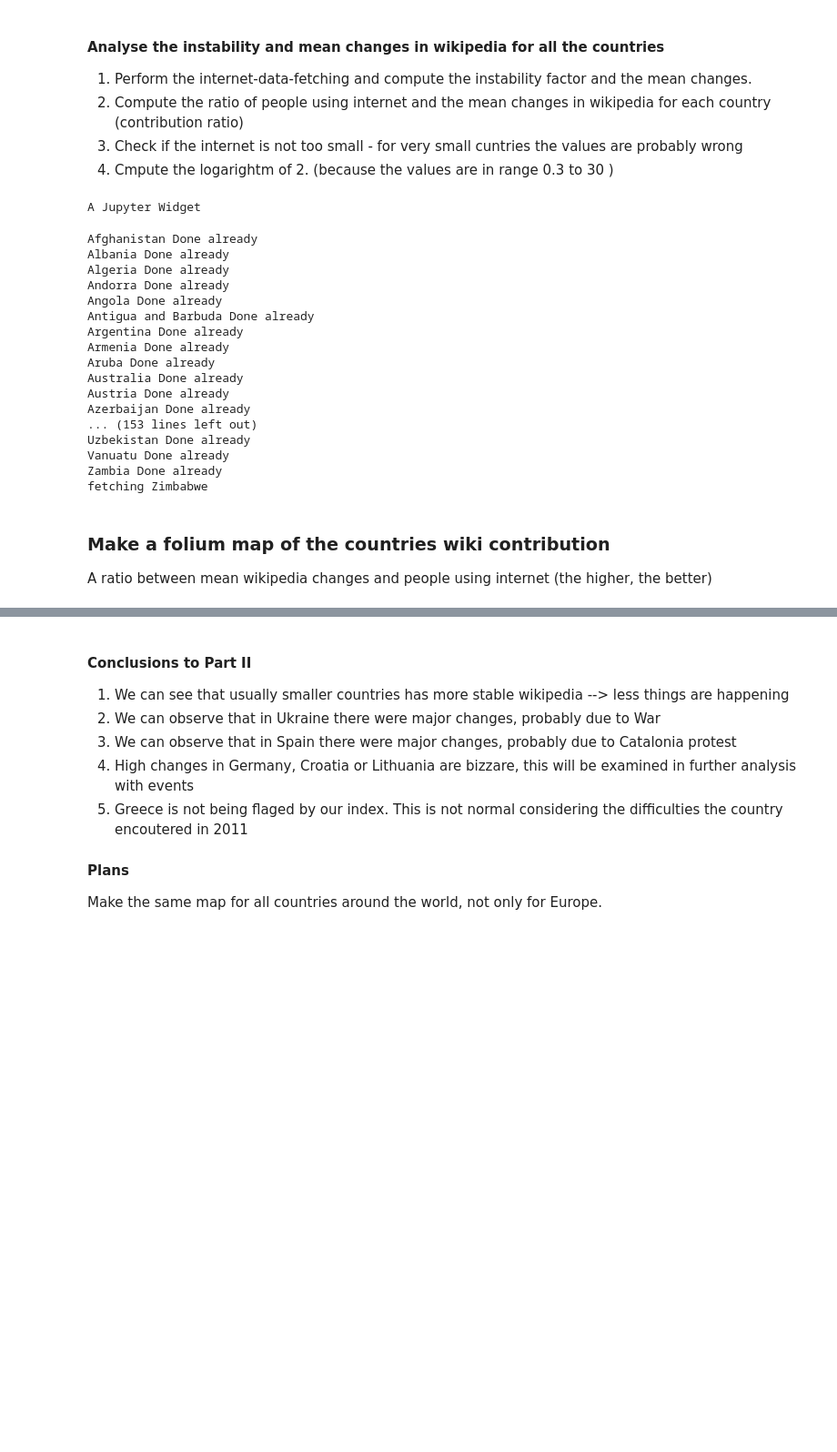
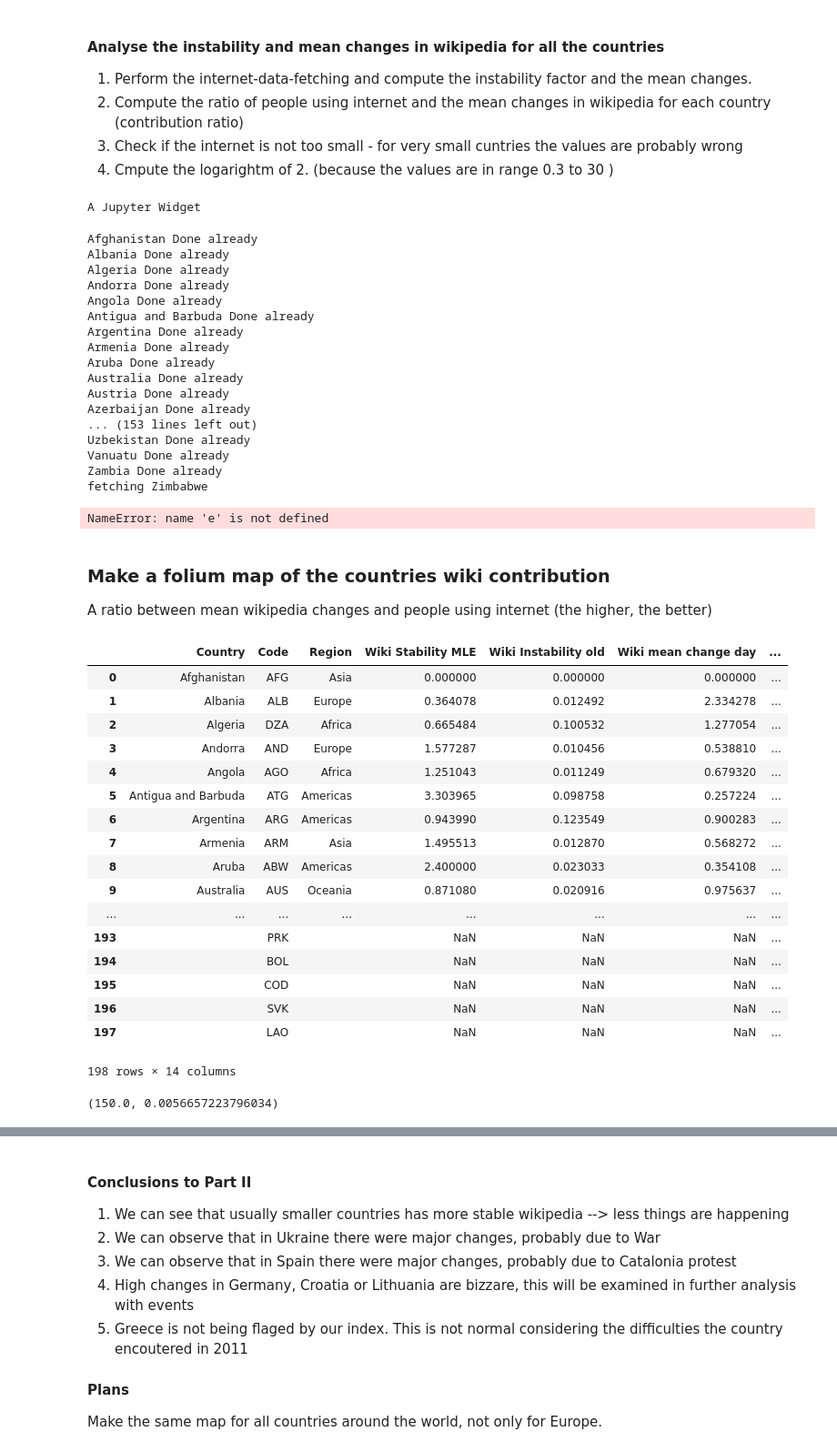
Before and after one commit to Amaumaury/ada-2017, a Jupyter notebook: project/Milestone2.ipynb, the cells around one changed output, grey strips where cells are left out. Shown: that part at 91% size. Cells and saved outputs as stored; diff of their text form; code cells hidden in the pictures; blank space fills up the shorter version.

```diff
--- a/project/Milestone2.ipynb
+++ b/project/Milestone2.ipynb
@@ -395,9 +401,7 @@ countries = countries_data['Country'].values
 
 countries[countries == 'Syrian Arab Republic'] = 'Syria'
 countries[163] = 'United States'
-countries[countries == 'Unites States of America'] = 'United States'
 
-countries_data[countries_data['Country']==countries[i] ]['Unites States of America'] = np.NaN
 
 codes = countries_data['Code'].values
 
@@ -412,9 +416,9 @@ for i in tqdm_notebook(range(len(countries))):
             stab_factor, mean = get_stability_for_country( countries[i], start, stop)
             instab_factor = wiki_change_factor( countries[i], 2013, 2017, outlier_factor=3.4)
             print(countries[i],'stab:',stab_factor,'instab',instab_factor,'mean', mean)
-            countries_data[i-1:i]['Wiki Stability MLE'] = stab_factor
-            countries_data[i-1:i]['Wiki Instability old'] = instab_factor
-            countries_data[i-1:i]['Wiki mean change day'] = mean
+            countries_data[i:i+1]['Wiki Stability MLE'] = stab_factor
+            countries_data[i:i+1]['Wiki Instability old'] = instab_factor
+            countries_data[i:i+1]['Wiki mean change day'] = mean
             # save the values every time
             pd.to_pickle(countries_data, 'countries_data.pckl')
 
@@ -443,6 +447,10 @@ Uzbekistan Done already
 Vanuatu Done already
 Zambia Done already
 fetching Zimbabwe
+NameError: name 'e' is not defined
+# %%
+countries_data = pd.read_pickle('countries_data.pckl')
+countries_data
 # %%
 countries_data['Internet users[k]'] = countries_data['Population[k]'] * countries_data['Internet Users%']/100
 countries_data['Big Internet'] = (countries_data['Internet users[k]'] > 2000)
@@ -459,3 +467,31 @@ countries_data_relevant.sort_values(['Wiki contrib norm'], ascending=0)[70:]
 # %% [markdown]
 ### Make a folium map of the countries wiki contribution
 A ratio between mean wikipedia changes and people using internet   (the higher, the better)
+# %%
+a = np.array(countries_data['Wiki Stability MLE'].values.tolist())
+countries_data['Stability Truncated'] = np.where(a > 1.0, 1.0, a).tolist()
+countries_data['stab to plot'] = np.power(countries_data['Stability Truncated'] * (1-countries_data['Wiki Instability old']), 2)
+countries_data
+# %% [output]
+|  | Country | Code | Region | Wiki Stability MLE | Wiki Instability old | Wiki mean change day | ... |
+| 0 | Afghanistan | AFG | Asia | 0.000000 | 0.000000 | 0.000000 | ... |
+| 1 | Albania | ALB | Europe | 0.364078 | 0.012492 | 2.334278 | ... |
+| 2 | Algeria | DZA | Africa | 0.665484 | 0.100532 | 1.277054 | ... |
+| 3 | Andorra | AND | Europe | 1.577287 | 0.010456 | 0.538810 | ... |
+| 4 | Angola | AGO | Africa | 1.251043 | 0.011249 | 0.679320 | ... |
+| 5 | Antigua and Barbuda | ATG | Americas | 3.303965 | 0.098758 | 0.257224 | ... |
+| 6 | Argentina | ARG | Americas | 0.943990 | 0.123549 | 0.900283 | ... |
+| 7 | Armenia | ARM | Asia | 1.495513 | 0.012870 | 0.568272 | ... |
+| 8 | Aruba | ABW | Americas | 2.400000 | 0.023033 | 0.354108 | ... |
+| 9 | Australia | AUS | Oceania | 0.871080 | 0.020916 | 0.975637 | ... |
+| ... | ... | ... | ... | ... | ... | ... | ... |
+| 193 |  | PRK |  | NaN | NaN | NaN | ... |
+| 194 |  | BOL |  | NaN | NaN | NaN | ... |
+| 195 |  | COD |  | NaN | NaN | NaN | ... |
+| 196 |  | SVK |  | NaN | NaN | NaN | ... |
+| 197 |  | LAO |  | NaN | NaN | NaN | ... |
+198 rows × 14 columns
+# %%
+get_stability_for_country( 'Russia', start, stop)
+# %% [output]
+(150.0, 0.0056657223796034)
```
Also changed, not shown: parts of 8 cells of this notebook, 4 other files.
